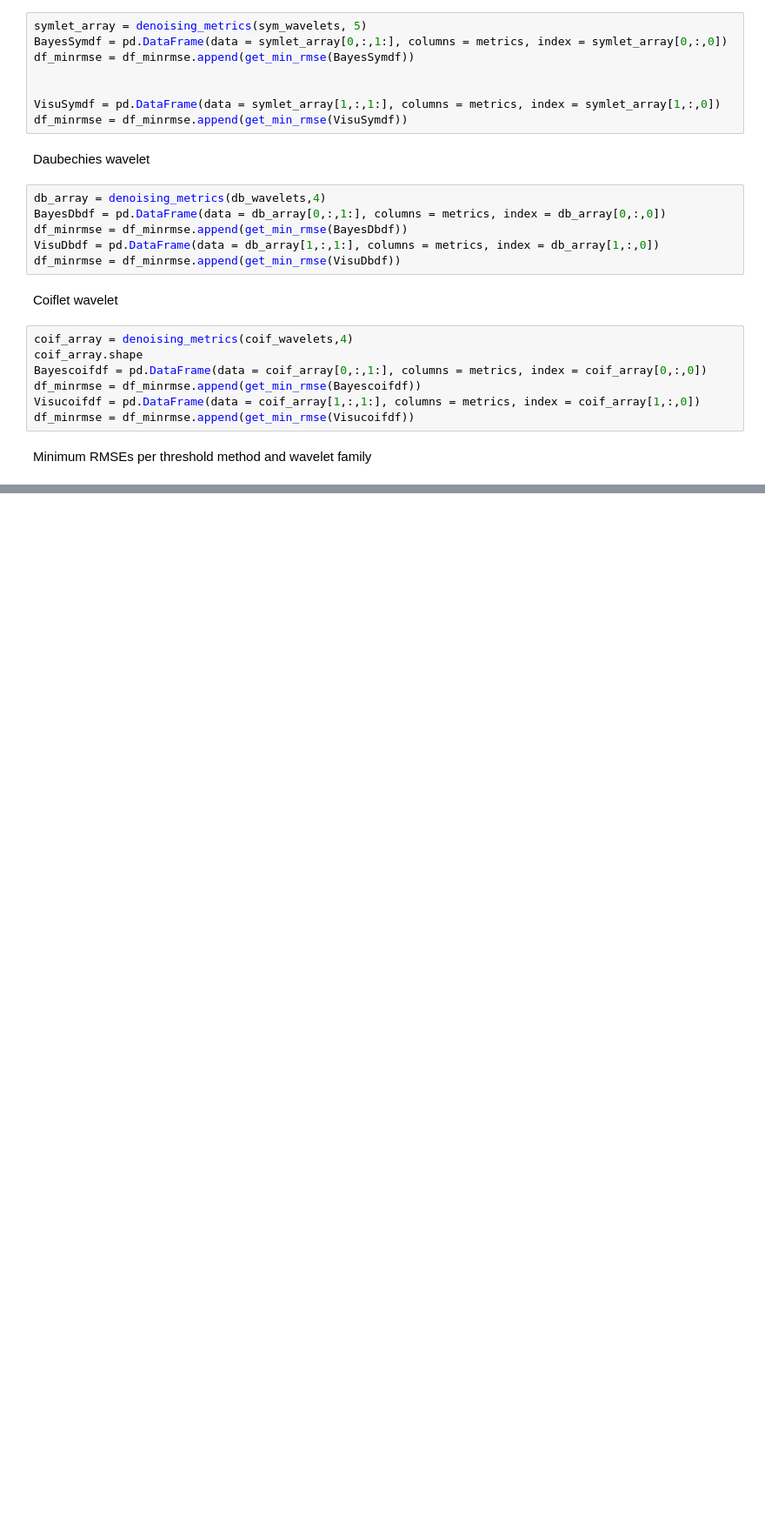
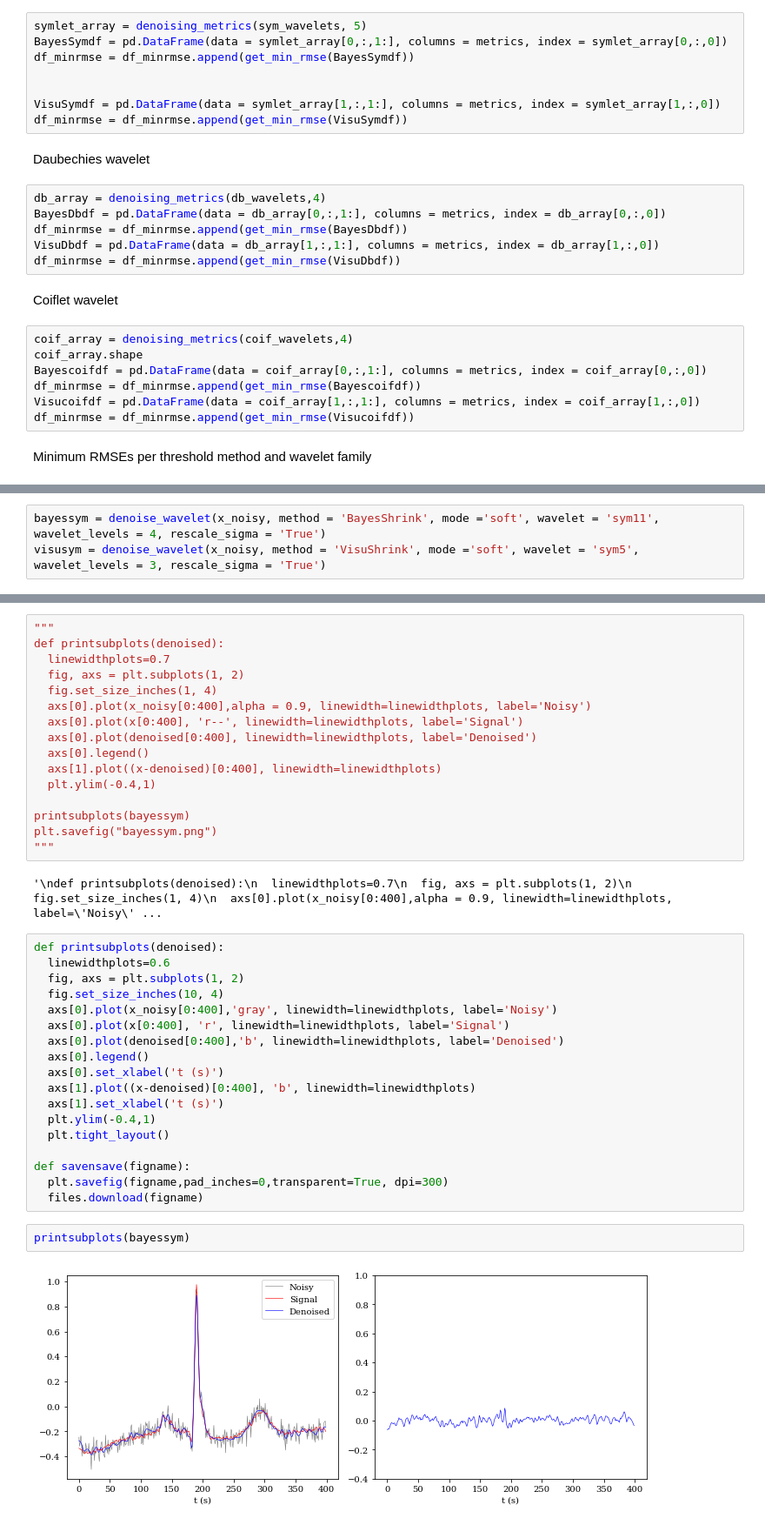
Before and after one commit to Calista-F/ECG-signal-denoising, a Jupyter notebook: 20220225_Wavelet_runthrough_ECG_pywt_signal_0_05.ipynb, the cells around one changed output, grey strips where cells are left out. Shown at 87% size. Drawn from its saved outputs; the diff is of its cells as text; blank space fills up the shorter version.

```diff
--- a/20220225_Wavelet_runthrough_ECG_pywt_signal_0_05.ipynb
+++ b/20220225_Wavelet_runthrough_ECG_pywt_signal_0_05.ipynb
@@ -183,0 +183,3 @@ df_minrmse
+# %%
+bayessym = denoise_wavelet(x_noisy, method = 'BayesShrink', mode ='soft', wavelet = 'sym11', wavelet_levels = 4, rescale_sigma = 'True')
+visusym = denoise_wavelet(x_noisy, method = 'VisuShrink', mode ='soft', wavelet = 'sym5', wavelet_levels = 3, rescale_sigma = 'True')
@@ -183,0 +192,40 @@ df_minrmse
+# %%
+"""
+def printsubplots(denoised):
+  linewidthplots=0.7
+  fig, axs = plt.subplots(1, 2)
+  fig.set_size_inches(1, 4)
+  axs[0].plot(x_noisy[0:400],alpha = 0.9, linewidth=linewidthplots, label='Noisy')
+  axs[0].plot(x[0:400], 'r--', linewidth=linewidthplots, label='Signal')
+  axs[0].plot(denoised[0:400], linewidth=linewidthplots, label='Denoised')
+  axs[0].legend()
+  axs[1].plot((x-denoised)[0:400], linewidth=linewidthplots)
+  plt.ylim(-0.4,1)
+
+printsubplots(bayessym)
+plt.savefig("bayessym.png")
+"""
+# %% [output]
+'\ndef printsubplots(denoised):\n  linewidthplots=0.7\n  fig, axs = plt.subplots(1, 2)\n  fig.set_size_inches(1, 4)\n  axs[0].plot(x_noisy[0:400],alpha = 0.9, linewidth=linewidthplots, label=\'Noisy\' ...
+# %%
+def printsubplots(denoised):
+  linewidthplots=0.6
+  fig, axs = plt.subplots(1, 2)
+  fig.set_size_inches(10, 4)
+  axs[0].plot(x_noisy[0:400],'gray', linewidth=linewidthplots, label='Noisy')
+  axs[0].plot(x[0:400], 'r', linewidth=linewidthplots, label='Signal')
+  axs[0].plot(denoised[0:400],'b', linewidth=linewidthplots, label='Denoised')
+  axs[0].legend()
+  axs[0].set_xlabel('t (s)')
+  axs[1].plot((x-denoised)[0:400], 'b', linewidth=linewidthplots)
+  axs[1].set_xlabel('t (s)')
+  plt.ylim(-0.4,1)
+  plt.tight_layout()
+
+def savensave(figname):
+  plt.savefig(figname,pad_inches=0,transparent=True, dpi=300)
+  files.download(figname)
+# %%
+printsubplots(bayessym)
+# %% [output]
+[figure, added]
```
Also changed, not shown: parts of 25 cells of this notebook.
